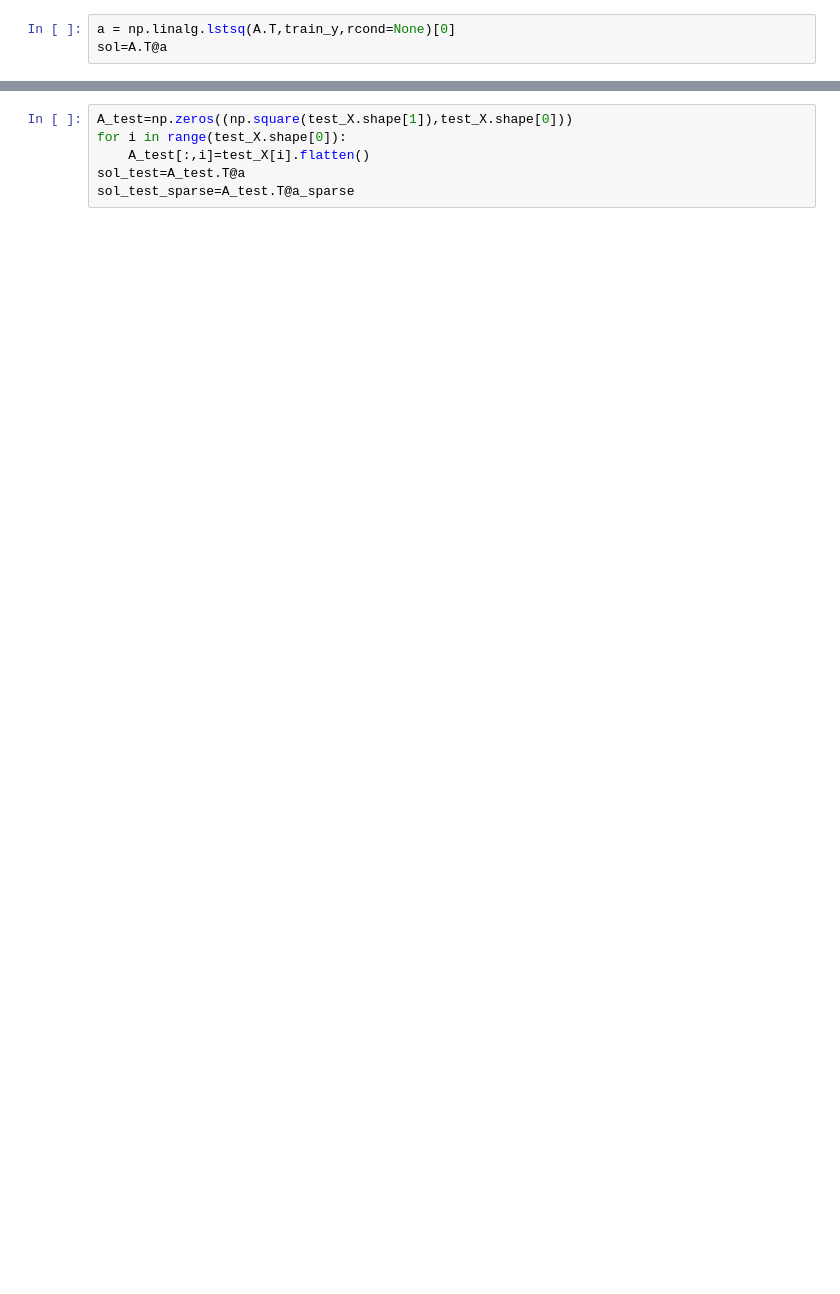
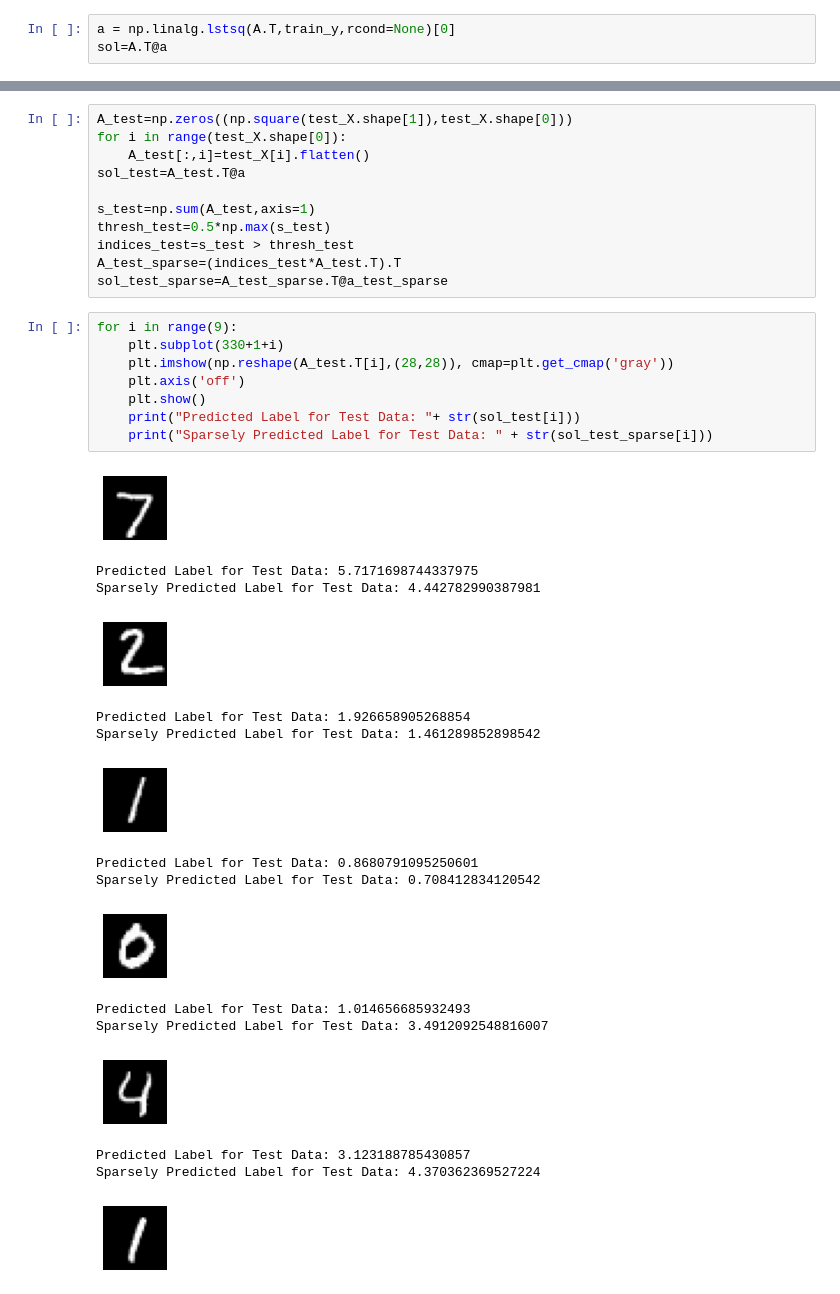
Before and after one commit to JoeJenning/Jennings, a Jupyter notebook: HW_4.4.ipynb, the cells around one changed output, grey strips where cells are left out. Drawn from its saved outputs; the diff is of its cells as text; blank space fills up the shorter version.

```diff
--- a/HW_4.4.ipynb
+++ b/HW_4.4.ipynb
@@ -37,4 +100,34 @@ A_test=np.zeros((np.square(test_X.shape[1]),test_X.shape[0]))
 for i in range(test_X.shape[0]):
     A_test[:,i]=test_X[i].flatten()
 sol_test=A_test.T@a
-sol_test_sparse=A_test.T@a_sparse
+
+s_test=np.sum(A_test,axis=1)
+thresh_test=0.5*np.max(s_test)
+indices_test=s_test > thresh_test
+A_test_sparse=(indices_test*A_test.T).T
+sol_test_sparse=A_test_sparse.T@a_test_sparse
+# %%
+for i in range(9):
+    plt.subplot(330+1+i)
+    plt.imshow(np.reshape(A_test.T[i],(28,28)), cmap=plt.get_cmap('gray'))
+    plt.axis('off')
+    plt.show()
+    print("Predicted Label for Test Data: "+ str(sol_test[i]))
+    print("Sparsely Predicted Label for Test Data: " + str(sol_test_sparse[i]))
+# %% [output]
+[figure, added]
+Predicted Label for Test Data: 5.7171698744337975
+Sparsely Predicted Label for Test Data: 4.442782990387981
+[figure, added]
+Predicted Label for Test Data: 1.926658905268854
+Sparsely Predicted Label for Test Data: 1.461289852898542
+[figure, added]
+Predicted Label for Test Data: 0.8680791095250601
+Sparsely Predicted Label for Test Data: 0.708412834120542
+[figure, added]
+Predicted Label for Test Data: 1.014656685932493
+Sparsely Predicted Label for Test Data: 3.4912092548816007
+[figure, added]
+Predicted Label for Test Data: 3.123188785430857
+Sparsely Predicted Label for Test Data: 4.370362369527224
+[figure, added]
```
Also changed, not shown: parts of 10 cells of this notebook.
